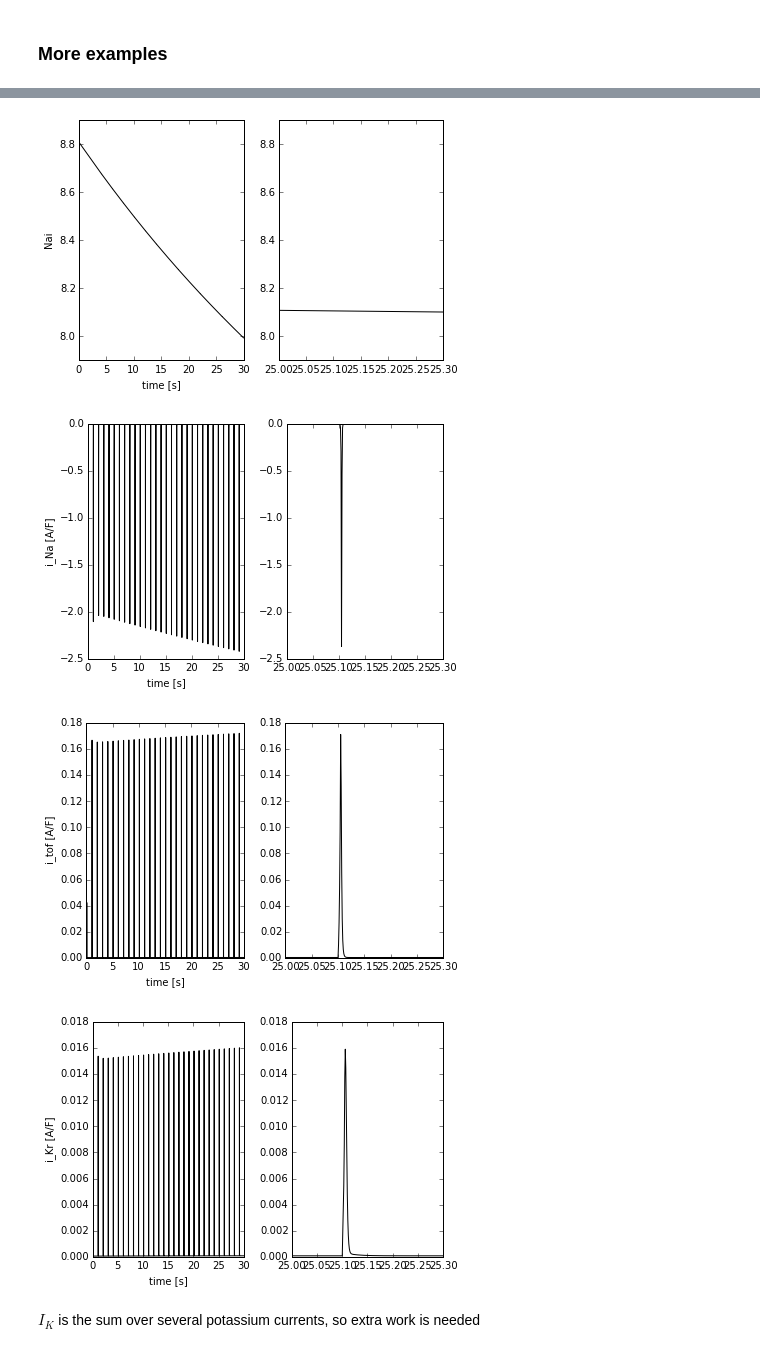
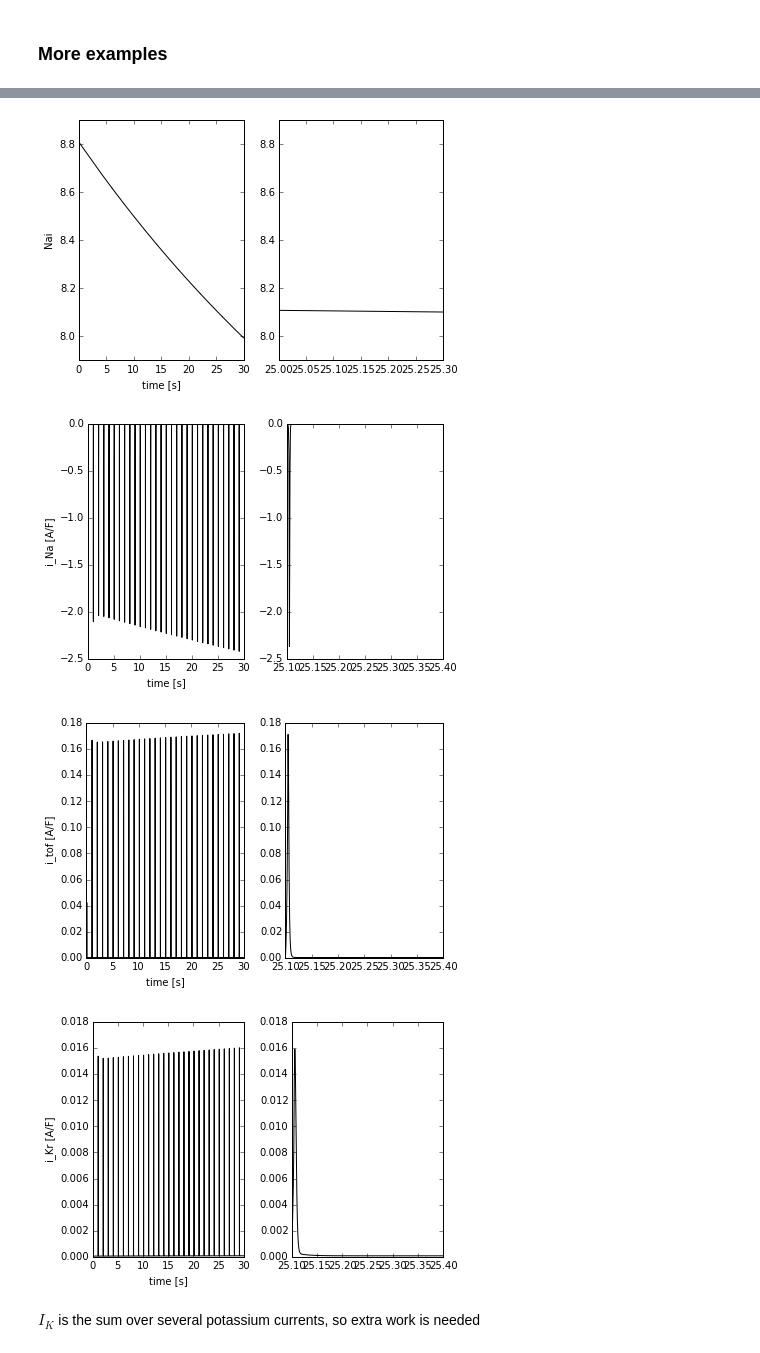
Before and after one commit to huskeypm/wholecell, a Jupyter notebook: gotranJIT_mouseEx.ipynb, the cells around one changed output, grey strips where cells are left out. Drawn from its saved outputs; the diff is of its cells as text; code cells hidden in the pictures.

```diff
--- a/gotranJIT_mouseEx.ipynb
+++ b/gotranJIT_mouseEx.ipynb
@@ -369,3 +371,9 @@ Reading mouse.pickle
 # %%
 %load_ext autoreload
 %autoreload 2
+# %%
+import analyzeODE as ao
+data = ao.readPickle("/home/AD/cesc235/wholecell_new3/asdf/wholecell/rabbit.pickle")
+# temporary, but files will work withouth this hack once the jobs are rerun
+v = np.transpose(data['j'])
+data['j'] = v
@@ -371,0 +382,12 @@ Reading mouse.pickle
+# %%
+states = ["V", "Cai", "Nai"]
+for i,state in enumerate(states):
+    ao.PlotPickleData(data,idxName=state, label1=state,trange=[25e3,25.3e3])
+    plt.tight_layout()
+    title = "rabbit_gotranJIT_mouseEx"+state
+    plt.gcf().savefig(title+".png")
+fluxes = ["i_Na", "i_tof", "i_Kr"]
+for i,flux in enumerate(fluxes):
+    ao.PlotPickleData(data,idxName=flux,label1="%s [A/F]"%flux,trange=[25.1e3,25.4e3])
+    title = "rabbit_gotranJIT_mouseEx"+flux
+    plt.gcf().savefig(title+".png")
@@ -371,0 +401,14 @@ Reading mouse.pickle
+# %%
+fluxes = ["i_tof", "i_Kr"]  # add the rest of the contributors here
+
+t = data['t']
+iK = np.zeros(np.shape(t)[0])
+
+j = data['j']
+j_idx = data['j_idx']
+for i,flux in enumerate(fluxes):
+    idx1 = j_idx.index(flux)
+    iK+=j[:,idx1]
+
+plt.plot(t,iK,label="IK [A/F]")
+plt.legend()
@@ -381,18 +426,22 @@ Reading /home/AD/cesc235/wholecell_new3/asdf/wholecell/mouseIK_serca_ryr_ncx_ltc
 # %%
 states = ["V", "Cai", "Nai"]
 for i,state in enumerate(states):
     ao.PlotPickleData(data,idxName=state, label1=state,trange=[25e3,25.3e3])
+    title = "mouseIK_serca_ryr_ncx_ltcc_gotranJIT_mouseEx"+state
+    plt.gcf().savefig(title+".png")
 
 fluxes = ["i_Na", "i_tof", "i_Kr"]
 for i,flux in enumerate(fluxes):
-    ao.PlotPickleData(data,idxName=flux,label1="%s [A/F]"%flux,trange=[25e3,25.3e3])
+    ao.PlotPickleData(data,idxName=flux,label1="%s [A/F]"%flux,trange=[25.1e3,25.4e3])
+    title = "mouseIK_serca_ryr_ncx_ltcc_gotranJIT_mouseEx"+flux
+    plt.gcf().savefig(title+".png")
 # %% [output]
 [figure]
 [figure]
 [figure]
-[figure, old version]
+[figure, new version]
-[figure, old version]
+[figure, new version]
-[figure, old version]
+[figure, new version]
 # %% [markdown]
 $I_K$ is the sum over several potassium currents, so extra work is needed
 # %%
```
Also changed, not shown: parts of 10 cells of this notebook, 5 other files.
